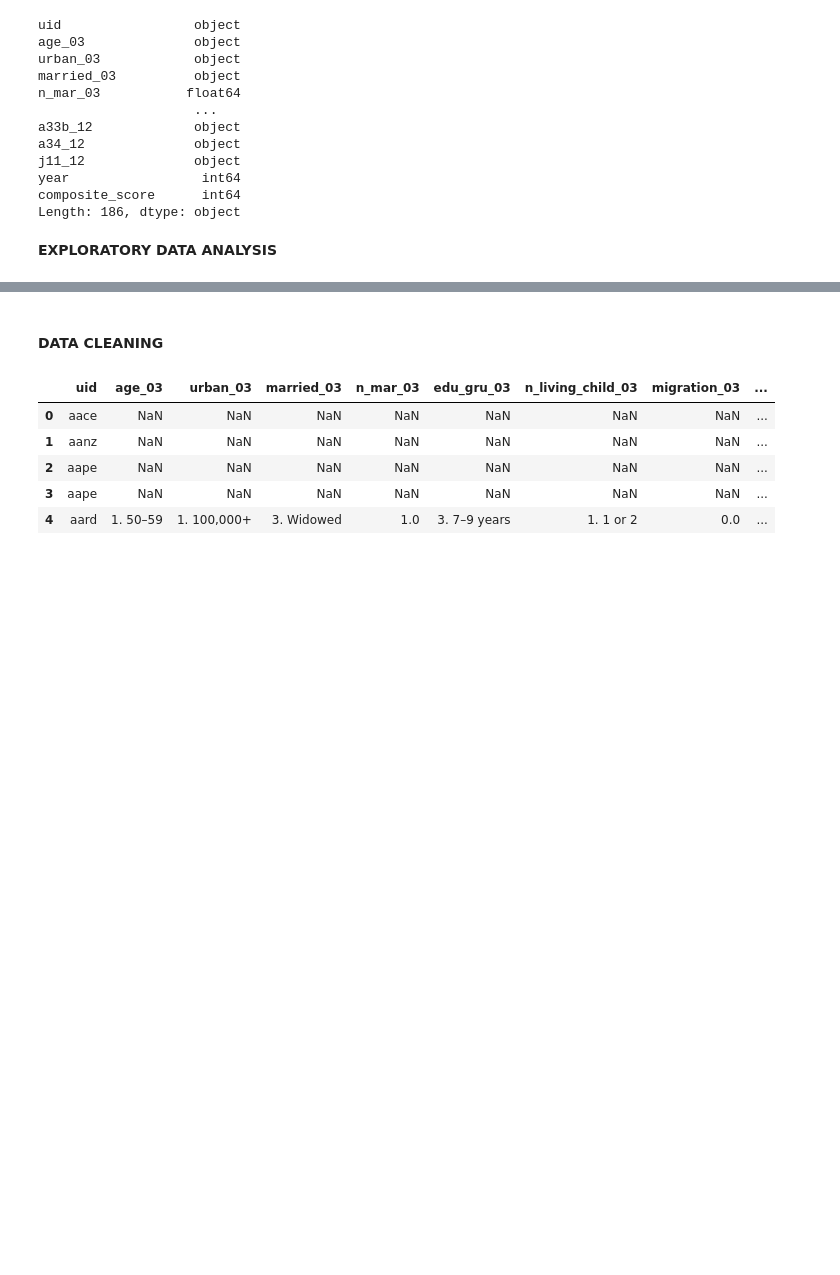
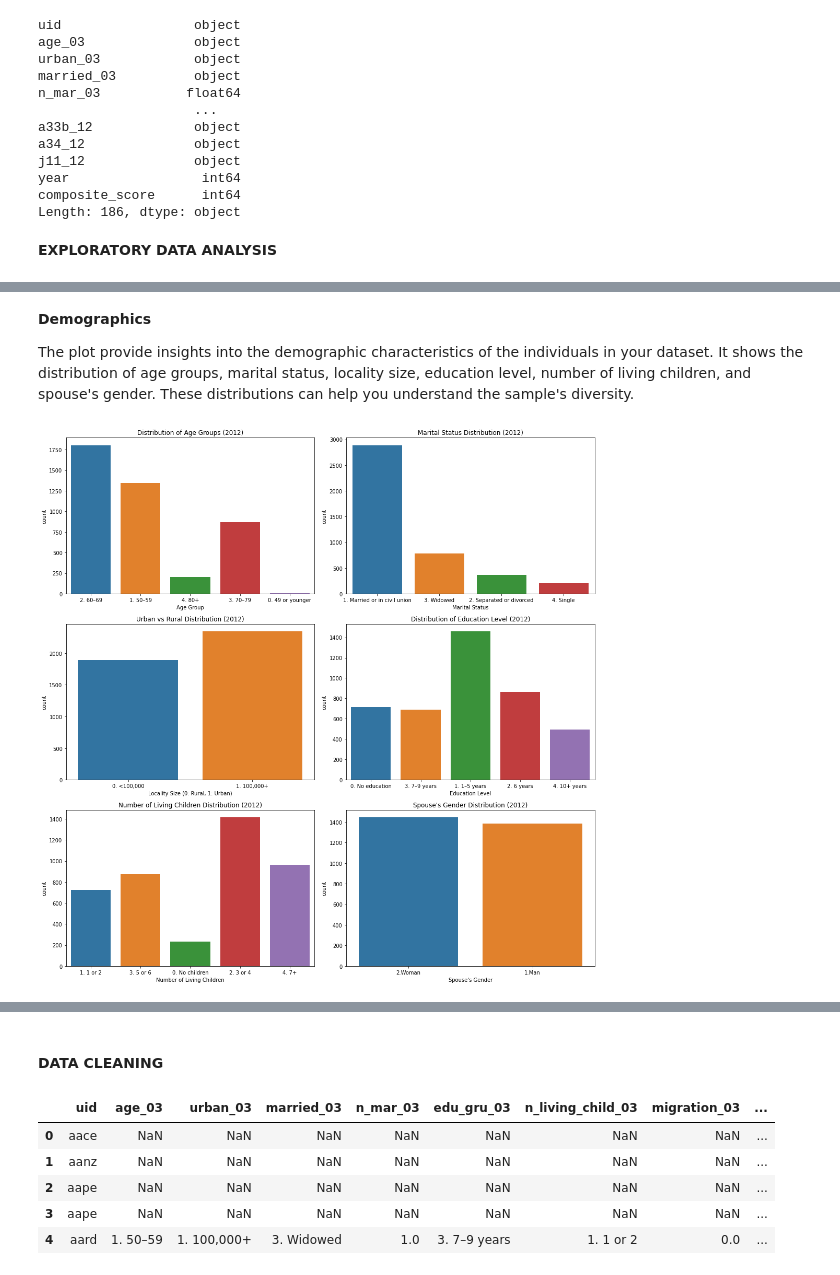
Before and after one commit to geomwangi007/Early-Detection-of-Alzheimer-s-Disease-and-Related-Dementias-Using-Social-Determinants-of-Health, a Jupyter notebook: IPNYBS/Mercy.ipynb, the cells around one changed output, grey strips where cells are left out. Cells and saved outputs as stored; diff of their text form; code cells hidden in the pictures; blank space fills up the shorter version.

```diff
--- a/IPNYBS/Mercy.ipynb
+++ b/IPNYBS/Mercy.ipynb
@@ -189,0 +154,42 @@ for col in cat_cols:
+# %% [markdown]
+**Demographics**
+
+The plot provide insights into the demographic characteristics of the individuals in your dataset. It shows the distribution of age groups, marital status, locality size, education level, number of living children, and spouse's gender. These distributions can help you understand the sample's diversity.
+# %%
+# Plotting demographic variables
+fig, axes = plt.subplots(3, 2, figsize=(15, 15))
+
+# Binned Age Group Distribution
+sns.countplot(data=df, x='age_12', ax=axes[0, 0])
+axes[0, 0].set_title('Distribution of Age Groups (2012)')
+axes[0, 0].set_xlabel('Age Group')
+
+# Marital Status Distribution
+sns.countplot(data=df, x='married_12', ax=axes[0, 1])
+axes[0, 1].set_title('Marital Status Distribution (2012)')
+axes[0, 1].set_xlabel('Marital Status')
+
+# Urban vs Rural Distribution
+sns.countplot(data=df, x='urban_12', ax=axes[1, 0])
+axes[1, 0].set_title('Urban vs Rural Distribution (2012)')
+axes[1, 0].set_xlabel('Locality Size (0: Rural, 1: Urban)')
+
+# Binned Education Level Distribution
+sns.countplot(data=df, x='edu_gru_12', ax=axes[1, 1])
+axes[1, 1].set_title('Distribution of Education Level (2012)')
+axes[1, 1].set_xlabel('Education Level')
+
+# Number of Living Children Distribution
+sns.countplot(data=df, x='n_living_child_12', ax=axes[2, 0])
+axes[2, 0].set_title('Number of Living Children Distribution (2012)')
+axes[2, 0].set_xlabel('Number of Living Children')
+
+# Spouse's Gender Distribution
+sns.countplot(data=df, x='sgender_12', ax=axes[2, 1])
+axes[2, 1].set_title("Spouse's Gender Distribution (2012)")
+axes[2, 1].set_xlabel("Spouse's Gender")
+
+plt.tight_layout()
+plt.show()
+# %% [output]
+[figure, added]
```
Also changed, not shown: parts of 27 cells of this notebook.
